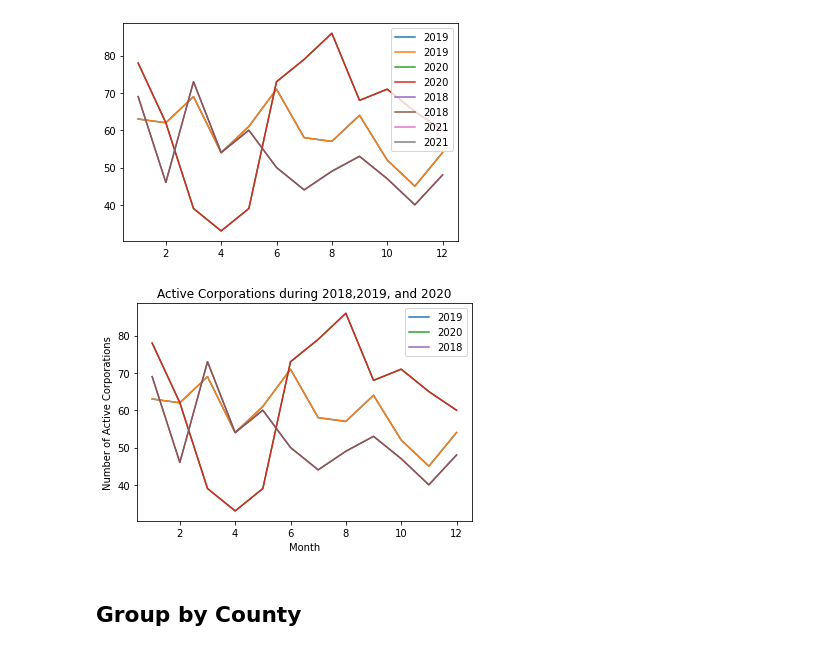
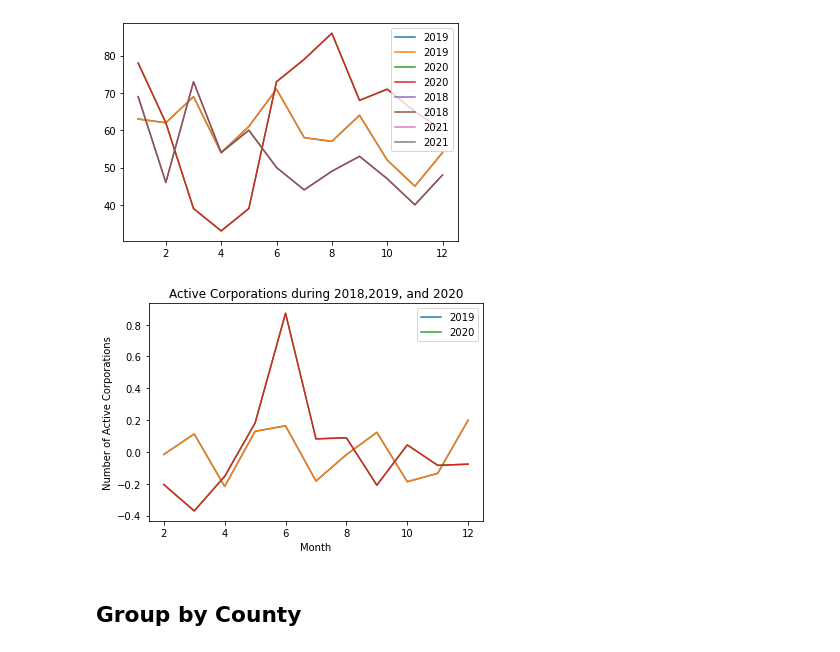
Before and after one commit to Km3888/BigDataProject, a Jupyter notebook: county_level.ipynb, the cells around one changed output. Cells and saved outputs as stored; diff of their text form; code cells hidden in the pictures.

```diff
--- a/county_level.ipynb
+++ b/county_level.ipynb
@@ -3,7 +3,7 @@ import pandas as pd
 import matplotlib.pyplot as plt
 df=pd.read_csv('joined_dataset.csv').sample(10000)
 # %%
-before=df[df['year']==2019]
+before=df[df['year']==2019].copy()
 after= df[df['year']==2020]
 eighteen=df[df['year']==2018]
 now=others[others['year']==2021]
@@ -92,13 +92,13 @@ def legend_without_duplicate_labels(ax):
     ax.legend(*zip(*unique))
 # %%
 fig, ax = plt.subplots()
-ax.plot(before[['month','DOS ID','Current Entity Name']].groupby('month').nunique(),label=2019)
-ax.plot(after[['month','DOS ID','Current Entity Name']].groupby('month').nunique(), label=2020)
-ax.plot(eighteen[['month','DOS ID','Current Entity Name']].groupby('month').nunique(), label=2018)
+ax.plot(before[['month','DOS ID','Current Entity Name']].groupby('month').nunique().pct_change().dropna(),label=2019)
+ax.plot(after[['month','DOS ID','Current Entity Name']].groupby('month').nunique().pct_change(), label=2020)
+#ax.plot(eighteen[['month','DOS ID','Current Entity Name']].groupby('month').nunique().pct_change(), label=2018)
 ax.legend()
 ax.set_title('Active Corporations during 2018,2019, and 2020')
 ax.set_xlabel('Month')
 ax.set_ylabel('Number of Active Corporations')
 legend_without_duplicate_labels(ax)
 # %% [output]
-[figure, old version]
+[figure, new version]
```
Also changed, not shown: parts of 10 cells of this notebook, 2 other files.
